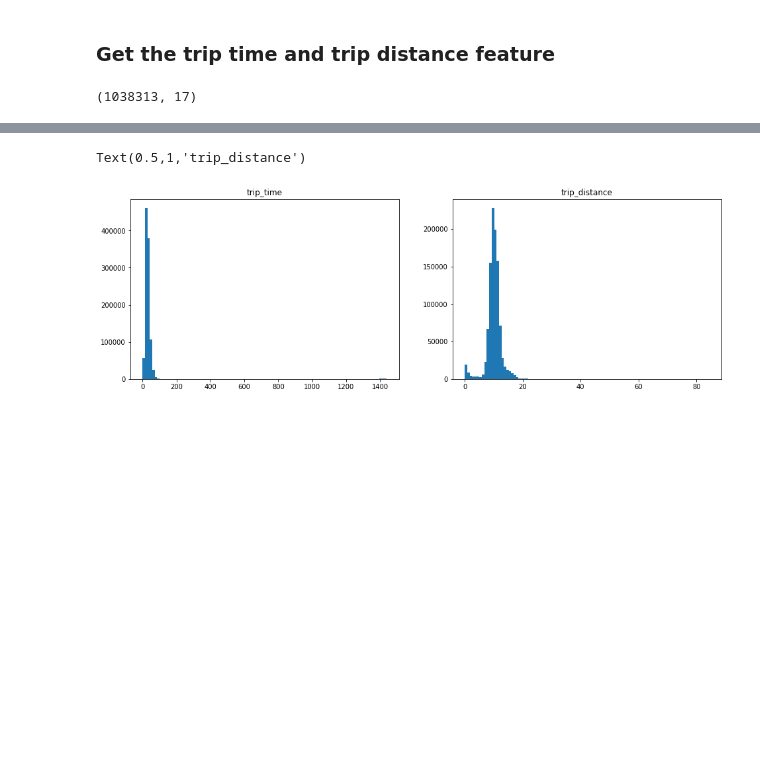
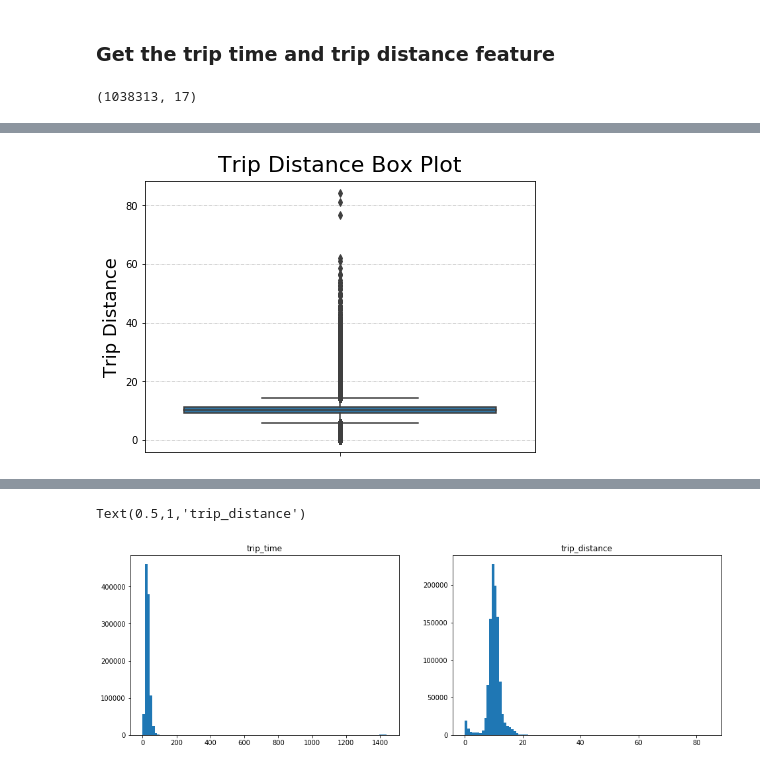
Before and after one commit to ml-project-lga-commute-analysis/Data_Cleaning, a Jupyter notebook: taxi_data_cleaning.ipynb, the cells around one changed output, grey strips where cells are left out. Cells and saved outputs as stored; diff of their text form; code cells hidden in the pictures; blank space fills up the shorter version.

```diff
--- a/taxi_data_cleaning.ipynb
+++ b/taxi_data_cleaning.ipynb
@@ -126,0 +169,13 @@ sns.boxplot(y='trip_distance',data=lgaTaxi, ax=ax2)
+# %%
+f,  ax2 =pl.subplots(1, 1, figsize=(7,5))
+sns.boxplot(y='trip_distance',data=lgaTaxi, ax=ax2)
+
+ax2.set_title("Trip Distance Box Plot", fontsize=22, y=1.01)
+ax2.set_ylabel("Trip Distance", fontsize=18)
+
+pl.grid(linewidth=0.5, axis='y', linestyle='-.')
+pl.show()
+
+fig.savefig('Trip Distance Box Plot.jpg')
+# %% [output]
+[figure, added]
```
Also changed, not shown: parts of 11 cells of this notebook, 2 other files.
